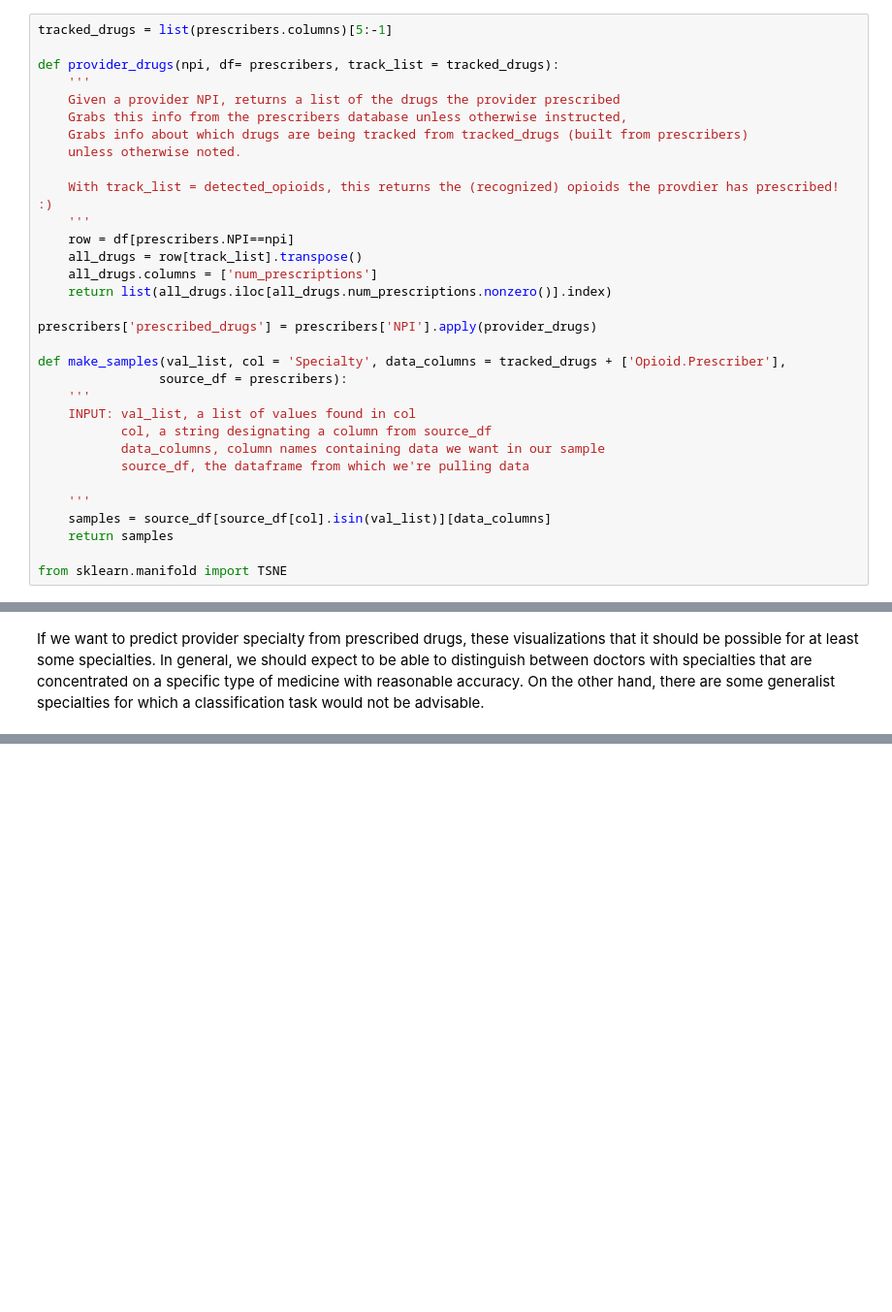
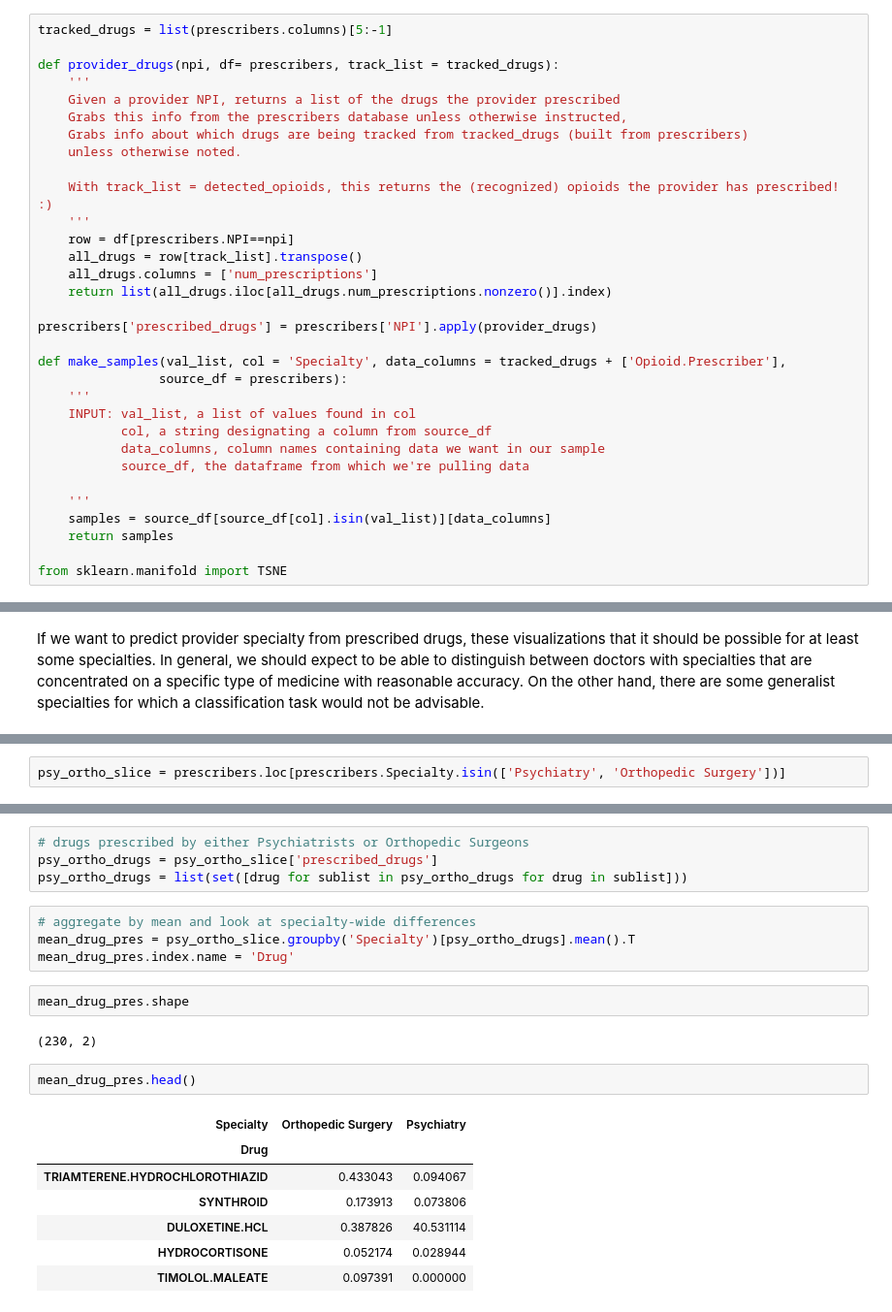
Before and after one commit to ryatchak/springboard, a Jupyter notebook: capstone1_prescriptionprediction/data_story.ipynb, the cells around one changed output, grey strips where cells are left out. Shown at 97% size. Cells and saved outputs as stored; diff of their text form; blank space fills up the shorter version.

```diff
--- a/capstone1_prescriptionprediction/data_story.ipynb
+++ b/capstone1_prescriptionprediction/data_story.ipynb
@@ -425,7 +420,7 @@ def provider_drugs(npi, df= prescribers, track_list = tracked_drugs):
     Grabs info about which drugs are being tracked from tracked_drugs (built from prescribers)
     unless otherwise noted.
 
-    With track_list = detected_opioids, this returns the (recognized) opioids the provdier has prescribed! :)
+    With track_list = detected_opioids, this returns the (recognized) opioids the provider has prescribed! :)
     '''
     row = df[prescribers.NPI==npi]
     all_drugs = row[track_list].transpose()
@@ -538,0 +607,2 @@ If we want to predict provider specialty from prescribed drugs, these visualizat
+# %%
+psy_ortho_slice = prescribers.loc[prescribers.Specialty.isin(['Psychiatry', 'Orthopedic Surgery'])]
@@ -538,0 +615,22 @@ If we want to predict provider specialty from prescribed drugs, these visualizat
+# %%
+# drugs prescribed by either Psychiatrists or Orthopedic Surgeons
+psy_ortho_drugs = psy_ortho_slice['prescribed_drugs']
+psy_ortho_drugs = list(set([drug for sublist in psy_ortho_drugs for drug in sublist]))
+# %%
+# aggregate by mean and look at specialty-wide differences
+mean_drug_pres = psy_ortho_slice.groupby('Specialty')[psy_ortho_drugs].mean().T
+mean_drug_pres.index.name = 'Drug'
+# %%
+mean_drug_pres.shape
+# %% [output]
+(230, 2)
+# %%
+mean_drug_pres.head()
+# %% [output]
+| Specialty | Orthopedic Surgery | Psychiatry |
+| Drug |  |  |
+| TRIAMTERENE.HYDROCHLOROTHIAZID | 0.433043 | 0.094067 |
+| SYNTHROID | 0.173913 | 0.073806 |
+| DULOXETINE.HCL | 0.387826 | 40.531114 |
+| HYDROCORTISONE | 0.052174 | 0.028944 |
+| TIMOLOL.MALEATE | 0.097391 | 0.000000 |
```
Also changed, not shown: parts of 45 cells of this notebook, 1 other file.
